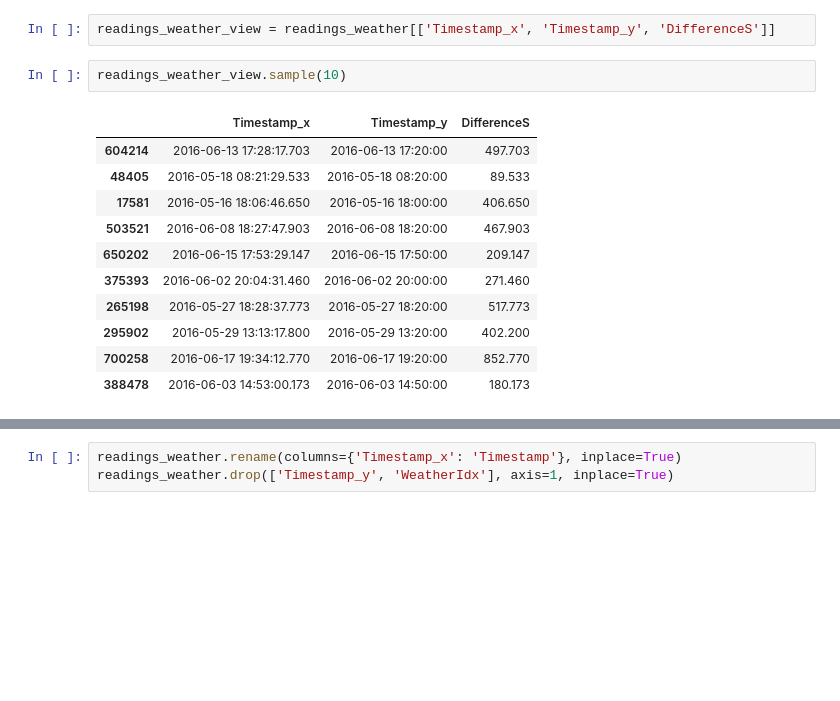
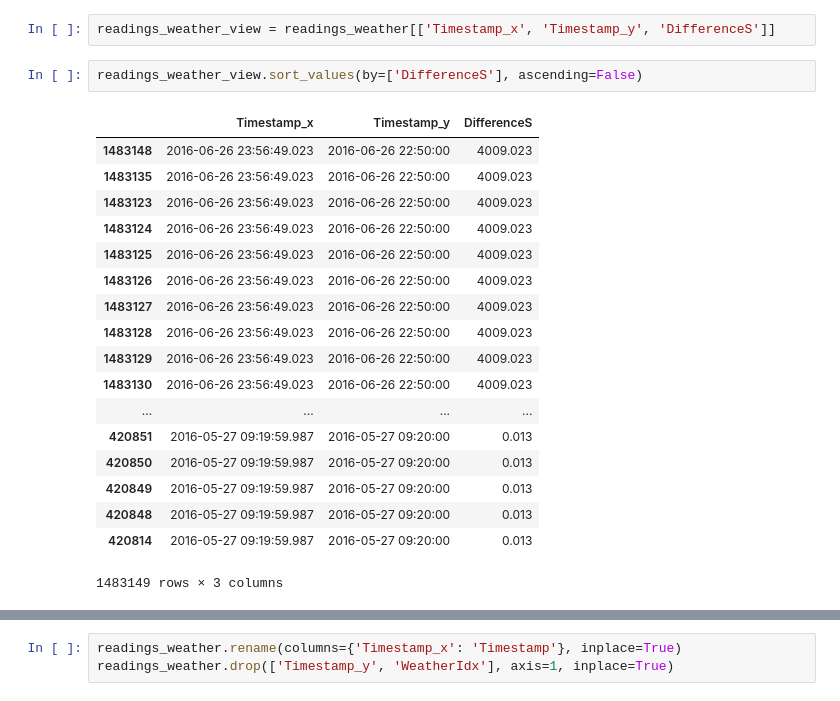
Before and after one commit to ibrahim85/spts-uoe, a Jupyter notebook: build_dataset.ipynb, the cells around one changed output, grey strips where cells are left out. Saved outputs shown, nothing was run; the diff lists cells and outputs as text; blank space fills up the shorter version.

```diff
--- a/build_dataset.ipynb
+++ b/build_dataset.ipynb
@@ -70,20 +70,27 @@ readings_weather['DifferenceS'] = (readings_weather['Timestamp_x'] - readings_we
 readings_weather['DifferenceS'] = readings_weather['DifferenceS'].apply(math.fabs)
 # %%
 readings_weather_view = readings_weather[['Timestamp_x', 'Timestamp_y', 'DifferenceS']]
-# %%
-readings_weather_view.sample(10)
-# %% [output]
-|  | Timestamp_x | Timestamp_y | DifferenceS |
-| 604214 | 2016-06-13 17:28:17.703 | 2016-06-13 17:20:00 | 497.703 |
-| 48405 | 2016-05-18 08:21:29.533 | 2016-05-18 08:20:00 | 89.533 |
-| 17581 | 2016-05-16 18:06:46.650 | 2016-05-16 18:00:00 | 406.650 |
-| 503521 | 2016-06-08 18:27:47.903 | 2016-06-08 18:20:00 | 467.903 |
-| 650202 | 2016-06-15 17:53:29.147 | 2016-06-15 17:50:00 | 209.147 |
-| 375393 | 2016-06-02 20:04:31.460 | 2016-06-02 20:00:00 | 271.460 |
-| 265198 | 2016-05-27 18:28:37.773 | 2016-05-27 18:20:00 | 517.773 |
-| 295902 | 2016-05-29 13:13:17.800 | 2016-05-29 13:20:00 | 402.200 |
-| 700258 | 2016-06-17 19:34:12.770 | 2016-06-17 19:20:00 | 852.770 |
-| 388478 | 2016-06-03 14:53:00.173 | 2016-06-03 14:50:00 | 180.173 |
+# %%
+readings_weather_view.sort_values(by=['DifferenceS'], ascending=False)
+# %% [output]
+|  | Timestamp_x | Timestamp_y | DifferenceS |
+| 1483148 | 2016-06-26 23:56:49.023 | 2016-06-26 22:50:00 | 4009.023 |
+| 1483135 | 2016-06-26 23:56:49.023 | 2016-06-26 22:50:00 | 4009.023 |
+| 1483123 | 2016-06-26 23:56:49.023 | 2016-06-26 22:50:00 | 4009.023 |
+| 1483124 | 2016-06-26 23:56:49.023 | 2016-06-26 22:50:00 | 4009.023 |
+| 1483125 | 2016-06-26 23:56:49.023 | 2016-06-26 22:50:00 | 4009.023 |
+| 1483126 | 2016-06-26 23:56:49.023 | 2016-06-26 22:50:00 | 4009.023 |
+| 1483127 | 2016-06-26 23:56:49.023 | 2016-06-26 22:50:00 | 4009.023 |
+| 1483128 | 2016-06-26 23:56:49.023 | 2016-06-26 22:50:00 | 4009.023 |
+| 1483129 | 2016-06-26 23:56:49.023 | 2016-06-26 22:50:00 | 4009.023 |
+| 1483130 | 2016-06-26 23:56:49.023 | 2016-06-26 22:50:00 | 4009.023 |
+| ... | ... | ... | ... |
+| 420851 | 2016-05-27 09:19:59.987 | 2016-05-27 09:20:00 | 0.013 |
+| 420850 | 2016-05-27 09:19:59.987 | 2016-05-27 09:20:00 | 0.013 |
+| 420849 | 2016-05-27 09:19:59.987 | 2016-05-27 09:20:00 | 0.013 |
+| 420848 | 2016-05-27 09:19:59.987 | 2016-05-27 09:20:00 | 0.013 |
+| 420814 | 2016-05-27 09:19:59.987 | 2016-05-27 09:20:00 | 0.013 |
+1483149 rows × 3 columns
 # %%
 readings_weather_view.describe()
 # %% [output]
```
Also changed, not shown: parts of 3 cells of this notebook, 20 other files.
